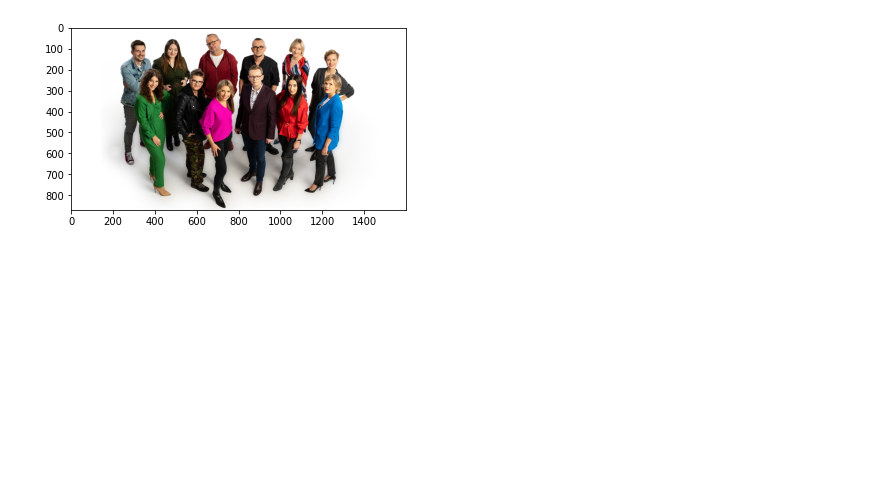
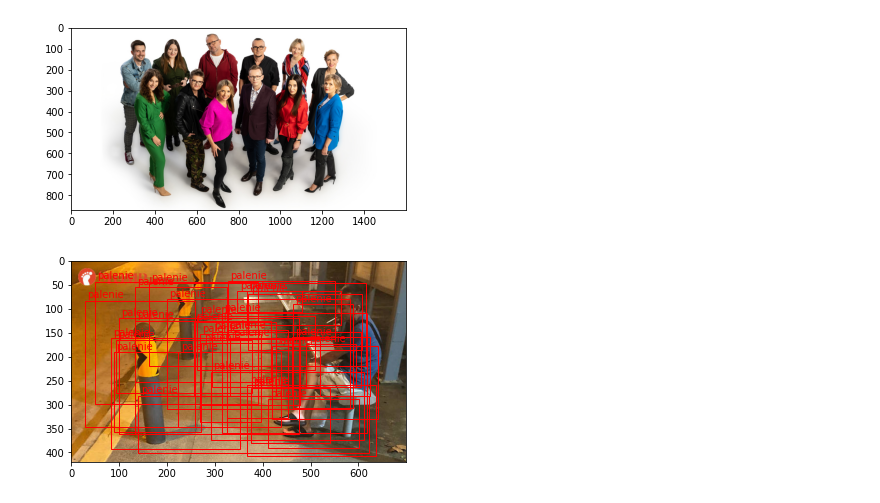
Before and after one commit to KubKill/Smoking-Detection-ML-Model, a Jupyter notebook: PUM_Projekt_Detekcja_palaczy.ipynb, the cells around one changed output. Saved outputs shown, nothing was run; the diff lists cells and outputs as text; code cells hidden in the pictures; blank space fills up the shorter version.

```diff
--- a/PUM_Projekt_Detekcja_palaczy.ipynb
+++ b/PUM_Projekt_Detekcja_palaczy.ipynb
@@ -125,0 +128,9 @@ show_labeled_image(image, filtered_boxes, filtered_labels)
+# %%
+model = torch. load("/content/drive/My Drive/Badanie/model.pth")
+# %%
+image = utils.read_image("/content/drive/My Drive/Badanie/smoking_test_4.jpg")
+predictions = model.predict(image)
+labels, boxes, scores = predictions
+show_labeled_image(image, boxes, labels)
+# %% [output]
+[figure, added]
```
Also changed, not shown: parts of 7 cells of this notebook.
